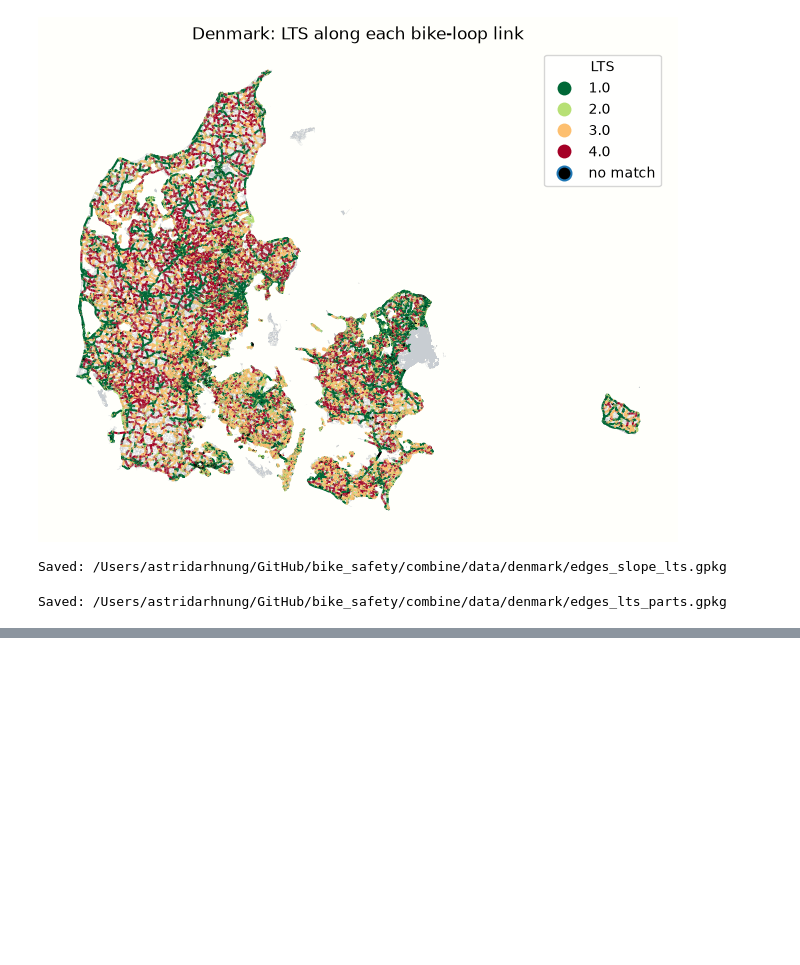
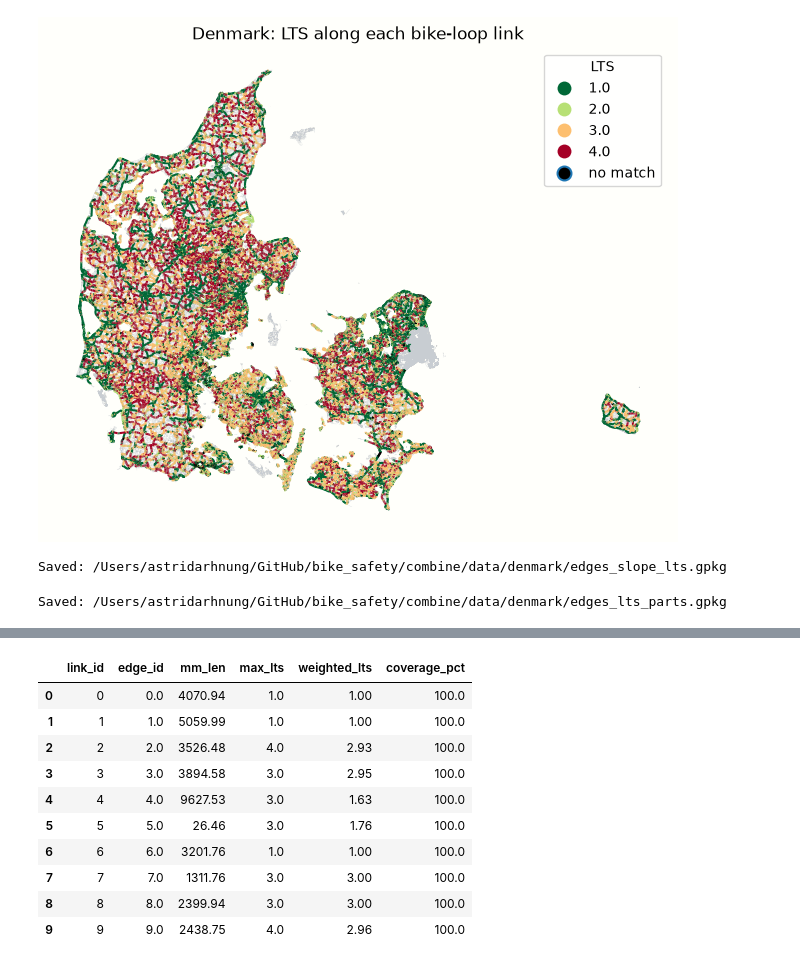
Before and after one commit to AstridArh/bike_safety, a Jupyter notebook: combine/combine_denmark.ipynb, the cells around one changed output, grey strips where cells are left out. Saved outputs shown, nothing was run; the diff lists cells and outputs as text; code cells hidden in the pictures; blank space fills up the shorter version.

```diff
--- a/combine/combine_denmark.ipynb
+++ b/combine/combine_denmark.ipynb
@@ -369,0 +380,22 @@ Saved: /Users/astridarhnung/GitHub/bike_safety/combine/data/denmark/edges_lts_pa
+# %%
+matched_parts = bike_loops_lts_parts.dropna(subset=["lts"])
+
+lts_times_length = (matched_parts["lts"] * matched_parts["length_m"]).groupby(matched_parts["link_id"]).sum()
+matched_length = matched_parts.groupby("link_id")["length_m"].sum()
+
+# Links with no matched parts get NaN
+bike_loops_lts["weighted_lts"] = bike_loops_lts["link_id"].map(lts_times_length / matched_length)
+
+display(bike_loops_lts[["link_id", "edge_id", "mm_len", "max_lts", "weighted_lts", "coverage_pct"]].head(10).round(2))
+# %% [output]
+|  | link_id | edge_id | mm_len | max_lts | weighted_lts | coverage_pct |
+| 0 | 0 | 0.0 | 4070.94 | 1.0 | 1.00 | 100.0 |
+| 1 | 1 | 1.0 | 5059.99 | 1.0 | 1.00 | 100.0 |
+| 2 | 2 | 2.0 | 3526.48 | 4.0 | 2.93 | 100.0 |
+| 3 | 3 | 3.0 | 3894.58 | 3.0 | 2.95 | 100.0 |
+| 4 | 4 | 4.0 | 9627.53 | 3.0 | 1.63 | 100.0 |
+| 5 | 5 | 5.0 | 26.46 | 3.0 | 1.76 | 100.0 |
+| 6 | 6 | 6.0 | 3201.76 | 1.0 | 1.00 | 100.0 |
+| 7 | 7 | 7.0 | 1311.76 | 3.0 | 3.00 | 100.0 |
+| 8 | 8 | 8.0 | 2399.94 | 3.0 | 3.00 | 100.0 |
+| 9 | 9 | 9.0 | 2438.75 | 4.0 | 2.96 | 100.0 |
```
Also changed, not shown: parts of 5 cells of this notebook.
